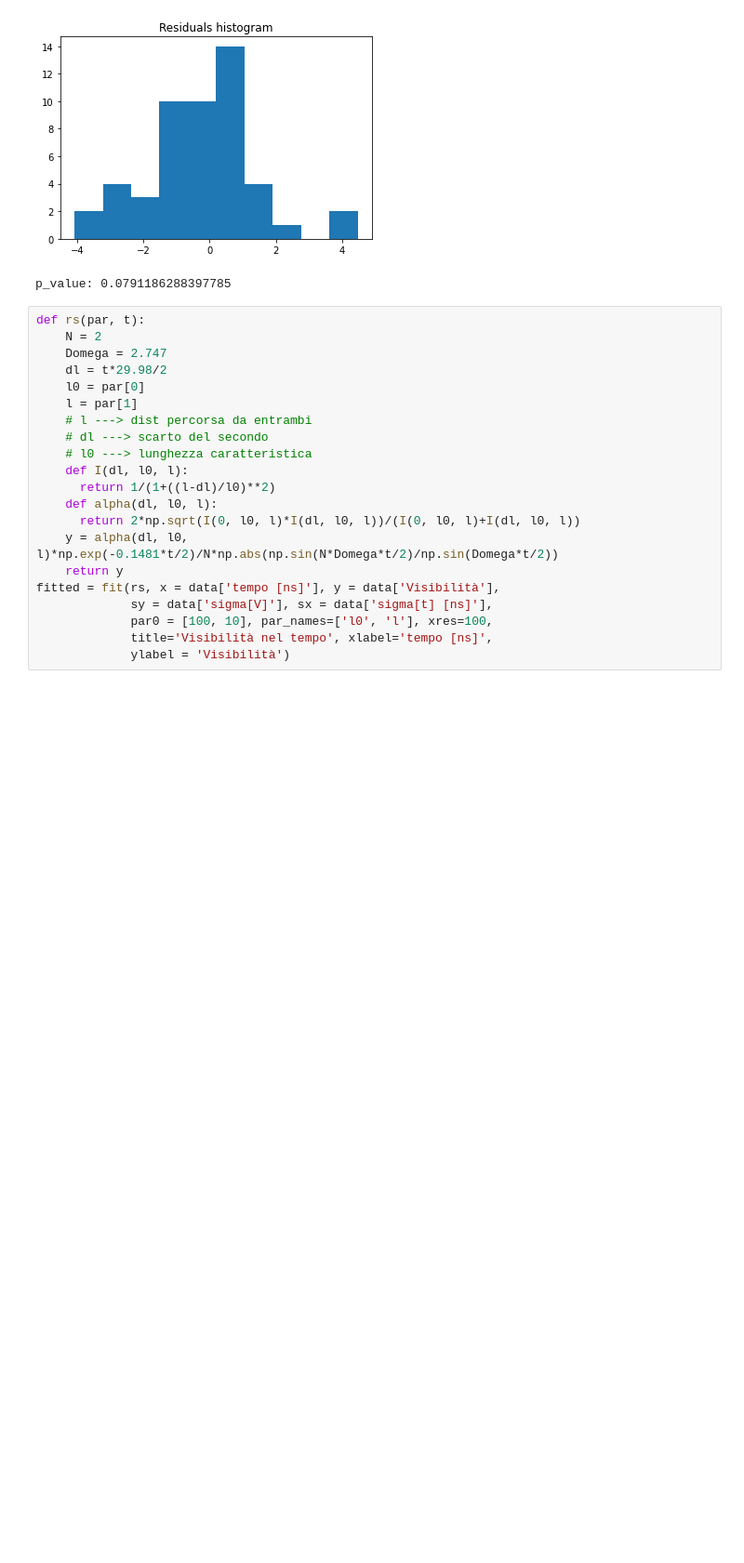
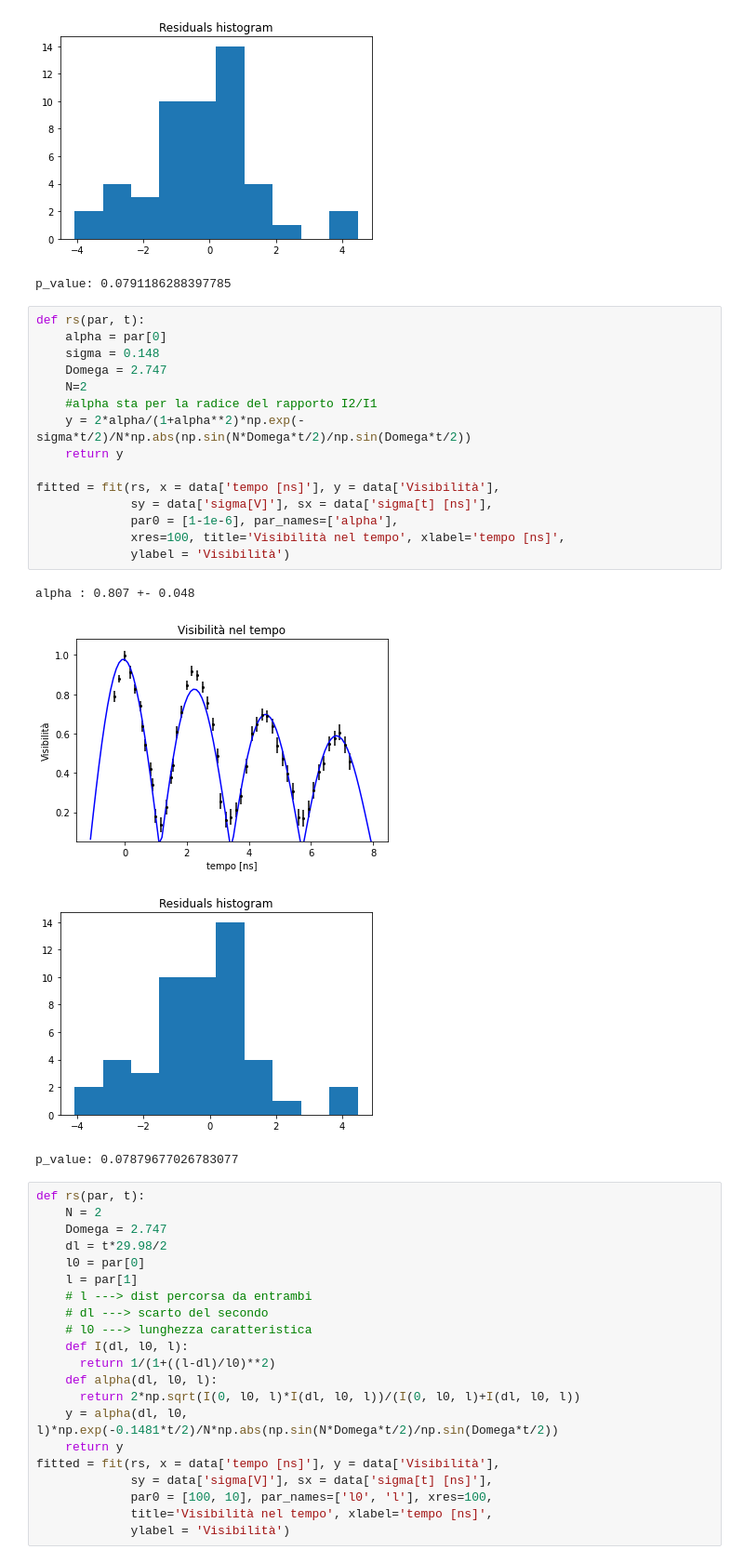
Before and after one commit to Unoaccaso/lab_projects, a Jupyter notebook: interferometro_michelson.ipynb, the cells around one changed output. Shown: that part at 93% size. Saved outputs shown, nothing was run; the diff lists cells and outputs as text; blank space fills up the shorter version.

```diff
--- a/interferometro_michelson.ipynb
+++ b/interferometro_michelson.ipynb
@@ -233,6 +233,26 @@ alpha : 0.978 +- 0.012
 [figure]
 [figure]
 p_value: 0.0791186288397785
+# %%
+def rs(par, t):
+    alpha = par[0]
+    sigma = 0.148
+    Domega = 2.747
+    N=2
+    #alpha sta per la radice del rapporto I2/I1
+    y = 2*alpha/(1+alpha**2)*np.exp(-sigma*t/2)/N*np.abs(np.sin(N*Domega*t/2)/np.sin(Domega*t/2))
+    return y
+
+fitted = fit(rs, x = data['tempo [ns]'], y = data['Visibilità'],
+             sy = data['sigma[V]'], sx = data['sigma[t] [ns]'],
+             par0 = [1-1e-6], par_names=['alpha'],
+             xres=100, title='Visibilità nel tempo', xlabel='tempo [ns]',
+             ylabel = 'Visibilità')
+# %% [output]
+alpha : 0.807 +- 0.048
+[figure, added]
+[figure, added]
+p_value: 0.07879677026783077
 # %%
 def rs(par, t):
     N = 2
```
Also changed, not shown: parts of 1 cell of this notebook.
